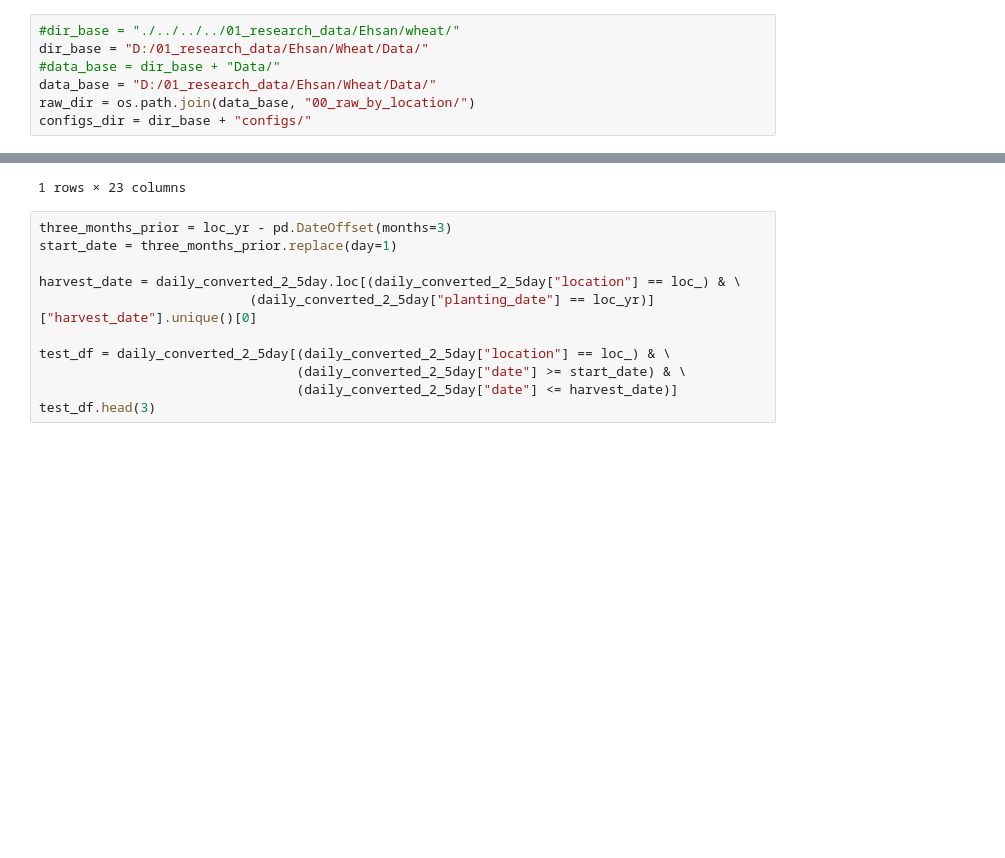
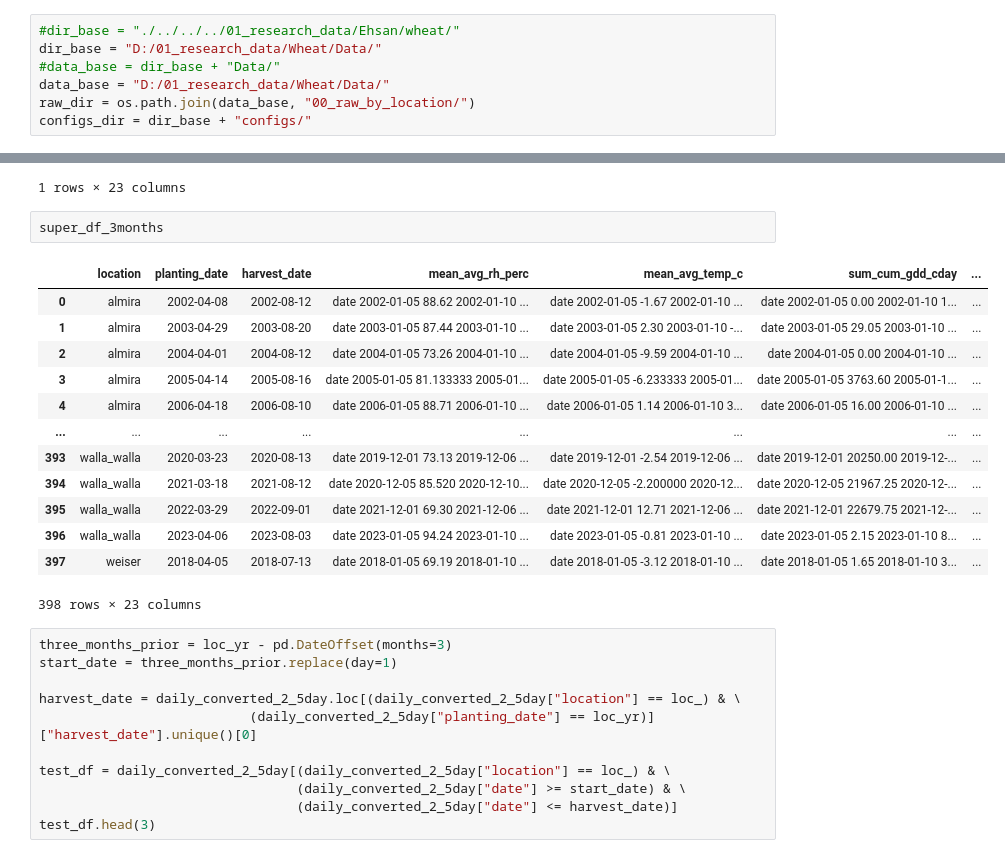
Before and after one commit to ehsun18/wheat_transformers, a Jupyter notebook: wheat_transformers/notebooks_drivers/01_pre-process/04_fiveDay_aggregation_Scenarios.ipynb, the cells around one changed output, grey strips where cells are left out. Drawn from its saved outputs; the diff is of its cells as text; blank space fills up the shorter version.

```diff
--- a/wheat_transformers/notebooks_drivers/01_pre-process/04_fiveDay_aggregation_Scenarios.ipynb
+++ b/wheat_transformers/notebooks_drivers/01_pre-process/04_fiveDay_aggregation_Scenarios.ipynb
@@ -35,9 +40,9 @@ importlib.reload(cfg);
 importlib.reload(prp);
 # %%
 #dir_base = "./../../../01_research_data/Ehsan/wheat/"
-dir_base = "D:/01_research_data/Ehsan/Wheat/Data/"
+dir_base = "D:/01_research_data/Wheat/Data/"
 #data_base = dir_base + "Data/"
-data_base = "D:/01_research_data/Ehsan/Wheat/Data/"
+data_base = "D:/01_research_data/Wheat/Data/"
 raw_dir = os.path.join(data_base, "00_raw_by_location/")
 configs_dir = dir_base + "configs/"
 # %%
@@ -225,6 +250,22 @@ test_super
 |  | location | planting_date | harvest_date | mean_avg_rh_perc | mean_avg_temp_c | sum_cum_gdd_cday | ... |
 | 1 | almira | 2003-04-29 | 2003-08-20 | date 2003-01-05 87.44 2003-01-10 ... | date 2003-01-05 2.30 2003-01-10 -... | date 2003-01-05 29.05 2003-01-10 ... | ... |
 1 rows × 23 columns
+# %%
+super_df_3months
+# %% [output]
+|  | location | planting_date | harvest_date | mean_avg_rh_perc | mean_avg_temp_c | sum_cum_gdd_cday | ... |
+| 0 | almira | 2002-04-08 | 2002-08-12 | date 2002-01-05 88.62 2002-01-10 ... | date 2002-01-05 -1.67 2002-01-10 ... | date 2002-01-05 0.00 2002-01-10 1... | ... |
+| 1 | almira | 2003-04-29 | 2003-08-20 | date 2003-01-05 87.44 2003-01-10 ... | date 2003-01-05 2.30 2003-01-10 -... | date 2003-01-05 29.05 2003-01-10 ... | ... |
+| 2 | almira | 2004-04-01 | 2004-08-12 | date 2004-01-05 73.26 2004-01-10 ... | date 2004-01-05 -9.59 2004-01-10 ... | date 2004-01-05 0.00 2004-01-10 ... | ... |
+| 3 | almira | 2005-04-14 | 2005-08-16 | date 2005-01-05 81.133333 2005-01... | date 2005-01-05 -6.233333 2005-01... | date 2005-01-05 3763.60 2005-01-1... | ... |
+| 4 | almira | 2006-04-18 | 2006-08-10 | date 2006-01-05 88.71 2006-01-10 ... | date 2006-01-05 1.14 2006-01-10 3... | date 2006-01-05 16.00 2006-01-10 ... | ... |
+| ... | ... | ... | ... | ... | ... | ... | ... |
+| 393 | walla_walla | 2020-03-23 | 2020-08-13 | date 2019-12-01 73.13 2019-12-06 ... | date 2019-12-01 -2.54 2019-12-06 ... | date 2019-12-01 20250.00 2019-12-... | ... |
+| 394 | walla_walla | 2021-03-18 | 2021-08-12 | date 2020-12-05 85.520 2020-12-10... | date 2020-12-05 -2.200000 2020-12... | date 2020-12-05 21967.25 2020-12-... | ... |
+| 395 | walla_walla | 2022-03-29 | 2022-09-01 | date 2021-12-01 69.30 2021-12-06 ... | date 2021-12-01 12.71 2021-12-06 ... | date 2021-12-01 22679.75 2021-12-... | ... |
+| 396 | walla_walla | 2023-04-06 | 2023-08-03 | date 2023-01-05 94.24 2023-01-10 ... | date 2023-01-05 -0.81 2023-01-10 ... | date 2023-01-05 2.15 2023-01-10 8... | ... |
+| 397 | weiser | 2018-04-05 | 2018-07-13 | date 2018-01-05 69.19 2018-01-10 ... | date 2018-01-05 -3.12 2018-01-10 ... | date 2018-01-05 1.65 2018-01-10 3... | ... |
+398 rows × 23 columns
 # %%
 three_months_prior = loc_yr - pd.DateOffset(months=3)
 start_date = three_months_prior.replace(day=1)
```
Also changed, not shown: parts of 11 cells of this notebook, 5 other files.
